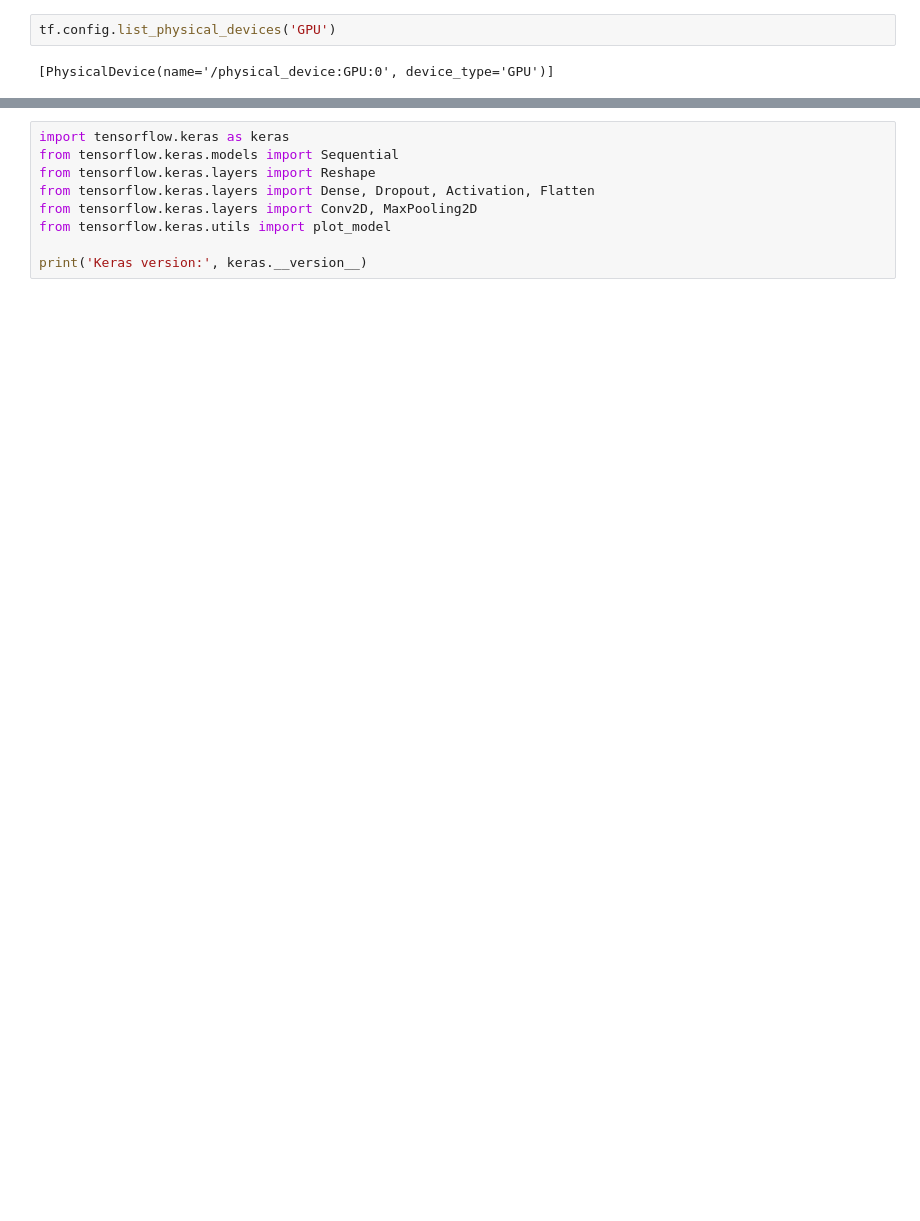
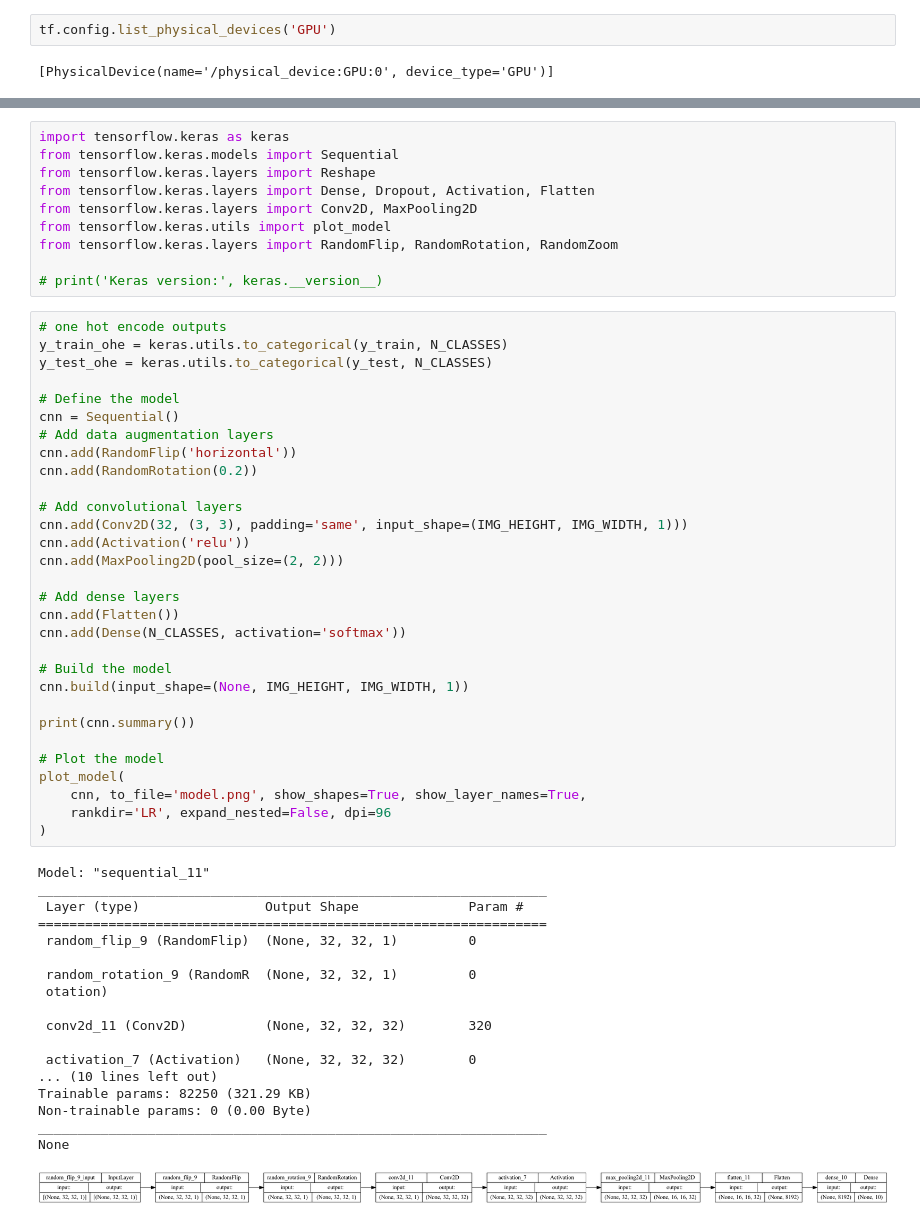
Before and after one commit to wyattsaltzman/ML-F23-Lab6, a Jupyter notebook: lab6.ipynb, the cells around one changed output, grey strips where cells are left out. Drawn from its saved outputs; the diff is of its cells as text; blank space fills up the shorter version.

```diff
--- a/lab6.ipynb
+++ b/lab6.ipynb
@@ -93,5 +112,55 @@ from tensorflow.keras.layers import Reshape
 from tensorflow.keras.layers import Dense, Dropout, Activation, Flatten
 from tensorflow.keras.layers import Conv2D, MaxPooling2D
 from tensorflow.keras.utils import plot_model
+from tensorflow.keras.layers import RandomFlip, RandomRotation, RandomZoom
 
-print('Keras version:', keras.__version__)
+# print('Keras version:', keras.__version__)
+# %%
+# one hot encode outputs
+y_train_ohe = keras.utils.to_categorical(y_train, N_CLASSES)
+y_test_ohe = keras.utils.to_categorical(y_test, N_CLASSES)
+
+# Define the model
+cnn = Sequential()
+# Add data augmentation layers
+cnn.add(RandomFlip('horizontal'))
+cnn.add(RandomRotation(0.2))
+
+# Add convolutional layers
+cnn.add(Conv2D(32, (3, 3), padding='same', input_shape=(IMG_HEIGHT, IMG_WIDTH, 1)))
+cnn.add(Activation('relu'))
+cnn.add(MaxPooling2D(pool_size=(2, 2)))
+
+# Add dense layers
+cnn.add(Flatten())
+cnn.add(Dense(N_CLASSES, activation='softmax'))
+
+# Build the model
+cnn.build(input_shape=(None, IMG_HEIGHT, IMG_WIDTH, 1))
+
+print(cnn.summary())
+
+# Plot the model
+plot_model(
+    cnn, to_file='model.png', show_shapes=True, show_layer_names=True,
+    rankdir='LR', expand_nested=False, dpi=96
+)
+# %% [output]
+Model: "sequential_11"
+_________________________________________________________________
+ Layer (type)                Output Shape              Param #
+=================================================================
+ random_flip_9 (RandomFlip)  (None, 32, 32, 1)         0
+
+ random_rotation_9 (RandomR  (None, 32, 32, 1)         0
+ otation)
+
+ conv2d_11 (Conv2D)          (None, 32, 32, 32)        320
+
+ activation_7 (Activation)   (None, 32, 32, 32)        0
+... (10 lines left out)
+Trainable params: 82250 (321.29 KB)
+Non-trainable params: 0 (0.00 Byte)
+_________________________________________________________________
+None
+[figure, added]
```
Also changed, not shown: parts of 8 cells of this notebook, 1 other file.
